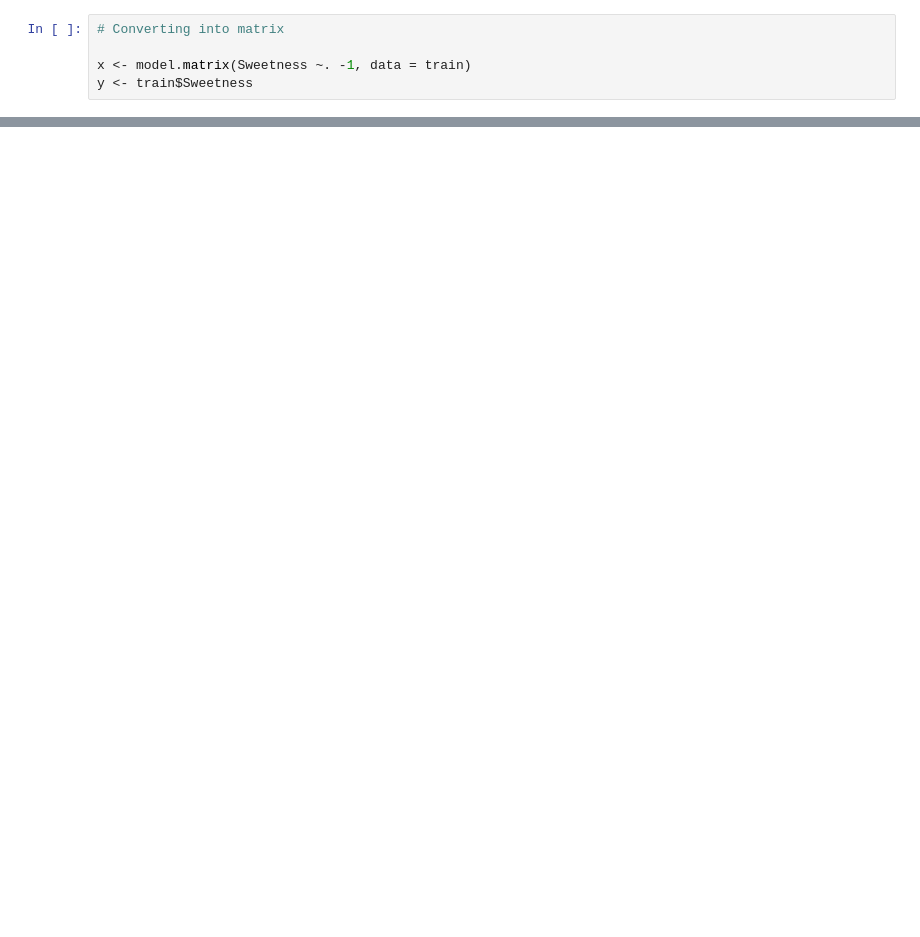
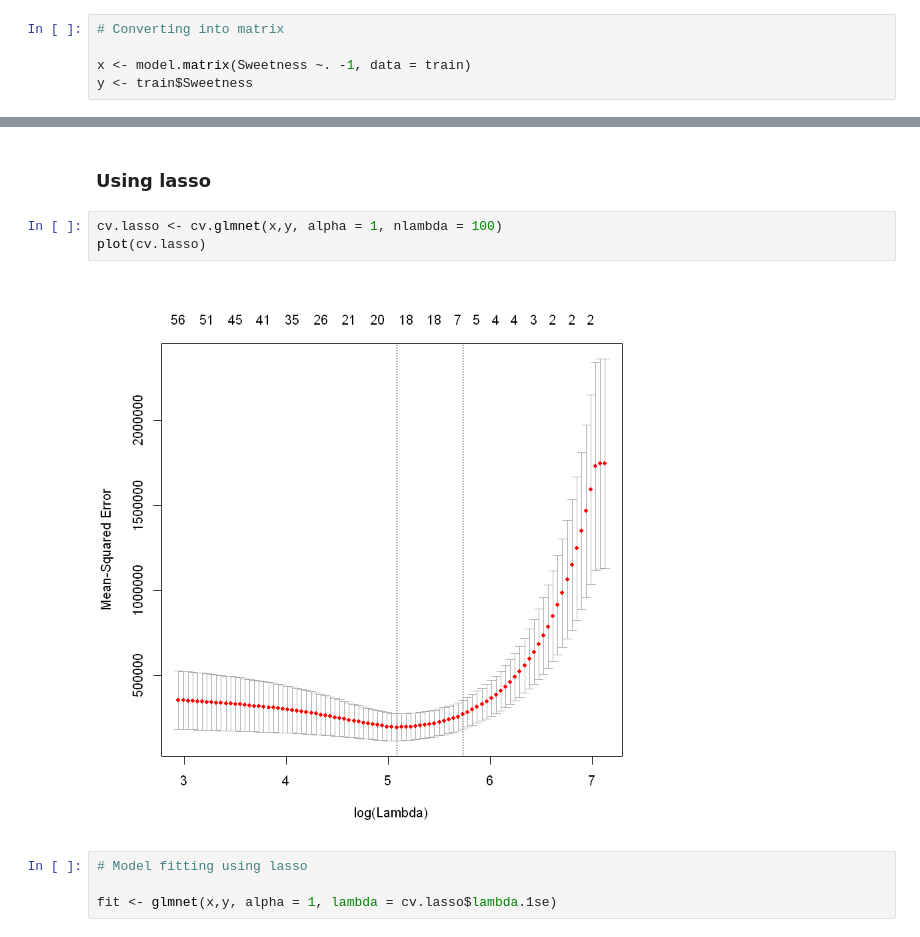
Before and after one commit to shukla97/sweetness_prediction, a Jupyter notebook: lasso_ridge.ipynb, the cells around one changed output, grey strips where cells are left out. Saved outputs shown, nothing was run; the diff lists cells and outputs as text; blank space fills up the shorter version.

Commit message:
final lasso with r^2 <- 0.92

```diff
--- a/lasso_ridge.ipynb
+++ b/lasso_ridge.ipynb
@@ -54,0 +42,11 @@ plot(fit.ridge, xvar = "lambda", label = T)
+# %% [markdown]
+### Using lasso
+# %%
+cv.lasso <- cv.glmnet(x,y, alpha = 1, nlambda = 100)
+plot(cv.lasso)
+# %% [output]
+[figure, added]
+# %%
+# Model fitting using lasso
+
+fit <- glmnet(x,y, alpha = 1, lambda = cv.lasso$lambda.1se)
```
Also changed, not shown: parts of 12 cells of this notebook, 1 other file.
